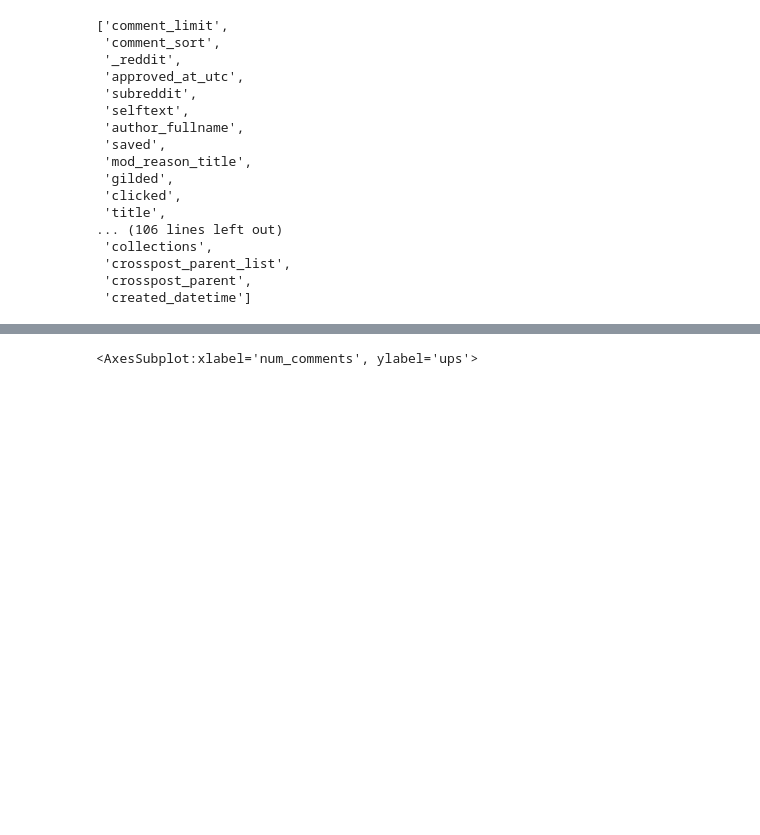
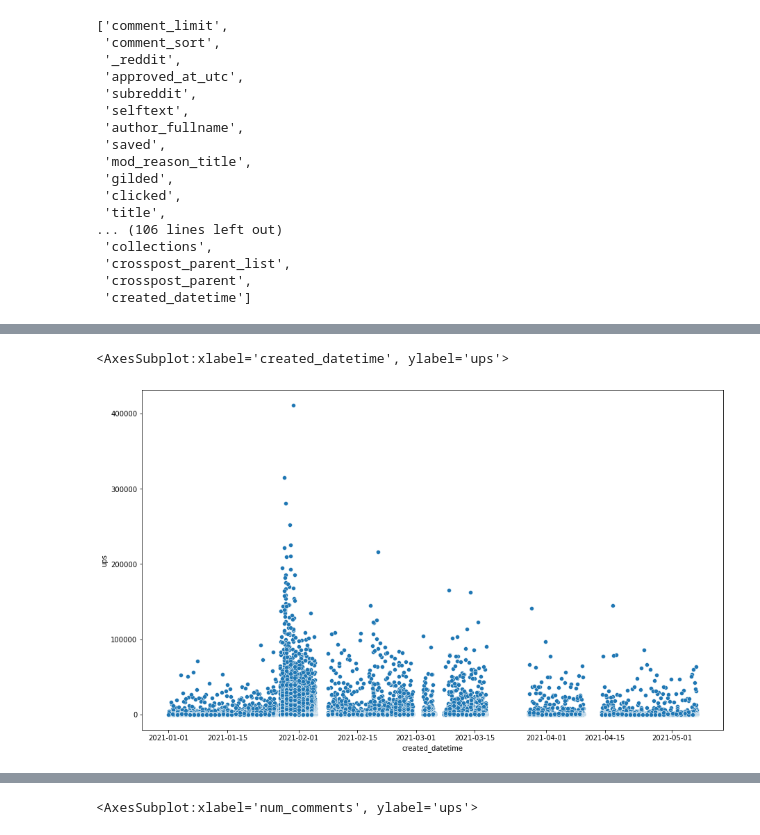
Before and after one commit to ElleNajt/ErdosInstitute-SIG_Project, a Jupyter notebook: CleaningRedditData.ipynb, the cells around one changed output, grey strips where cells are left out. Drawn from its saved outputs; the diff is of its cells as text; code cells hidden in the pictures; blank space fills up the shorter version.

```diff
--- a/CleaningRedditData.ipynb
+++ b/CleaningRedditData.ipynb
@@ -66 +168,13 @@ sns.pairplot( subreddit_cleaned.select_dtypes(include='number'))
+# %%
+
+
+#subreddit_cleaned["log_ups"] = subreddit_cleaned["ups"].apply( lambda x : np.log(x))
+
+fig, ax = pyplot.subplots(figsize=(15, 9))
+sns.scatterplot(data = subreddit_cleaned[subreddit_cleaned["ups"] >= 40], x = "created_datetime", y = "ups")
+
+# Note the missing dates! I think this comes from times that the subreddit went private? I'm not sure.
+# %% [output]
+<AxesSubplot:xlabel='created_datetime', ylabel='ups'>
+[figure, added]
 # %%
```
Also changed, not shown: parts of 30 cells of this notebook, 1 other file.
